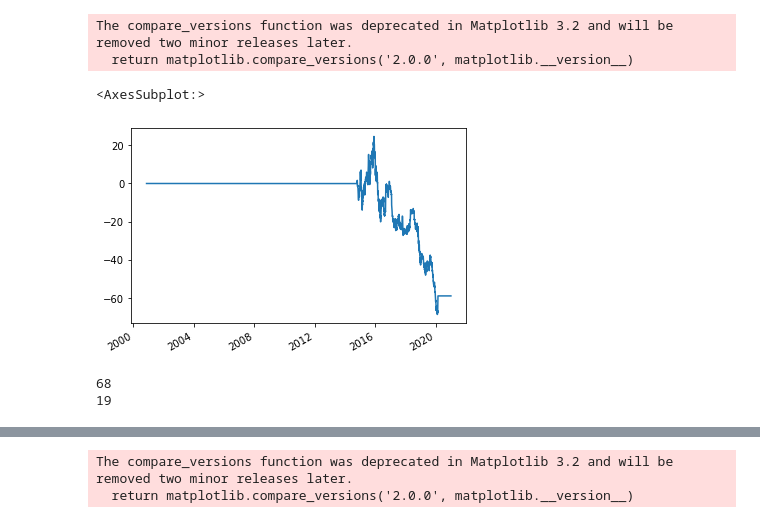
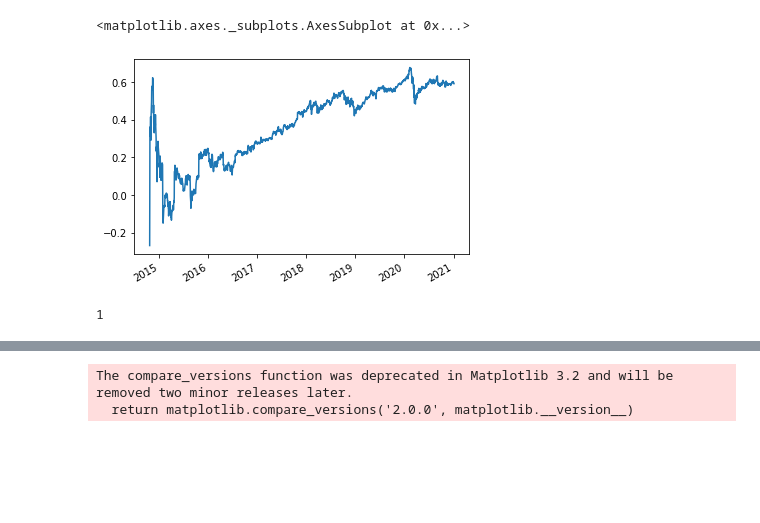
Before and after one commit to MattioCh/algo_test, a Jupyter notebook: ml/analyze.ipynb, the cells around one changed output, grey strips where cells are left out. Saved outputs shown, nothing was run; the diff lists cells and outputs as text; code cells hidden in the pictures; blank space fills up the shorter version.

```diff
--- a/ml/analyze.ipynb
+++ b/ml/analyze.ipynb
@@ -6,16 +10,13 @@ df = pd.read_pickle('test1.pkl')
 # %%
-df['pnl'].plot()
+df['sharpe'].plot()
 # %% [output]
-The compare_versions function was deprecated in Matplotlib 3.2 and will be removed two minor releases later.
-  return matplotlib.compare_versions('2.0.0', matplotlib.__version__)
+<matplotlib.axes._subplots.AxesSubplot at 0x...>
-<AxesSubplot:>
-[figure, old version]
+[figure, new version]
 # %%
-print(df['shorts_count'].sum())
-print(df2['shorts_count'].sum())
+print(df['longs_count'].sum())
+# print(df2['shorts_count'].sum())
 # %% [output]
-68
-19
+1
 # %%
 df['pnl'].plot();
 # %% [output]
```
Also changed, not shown: parts of 2 cells of this notebook, 2 other files.
